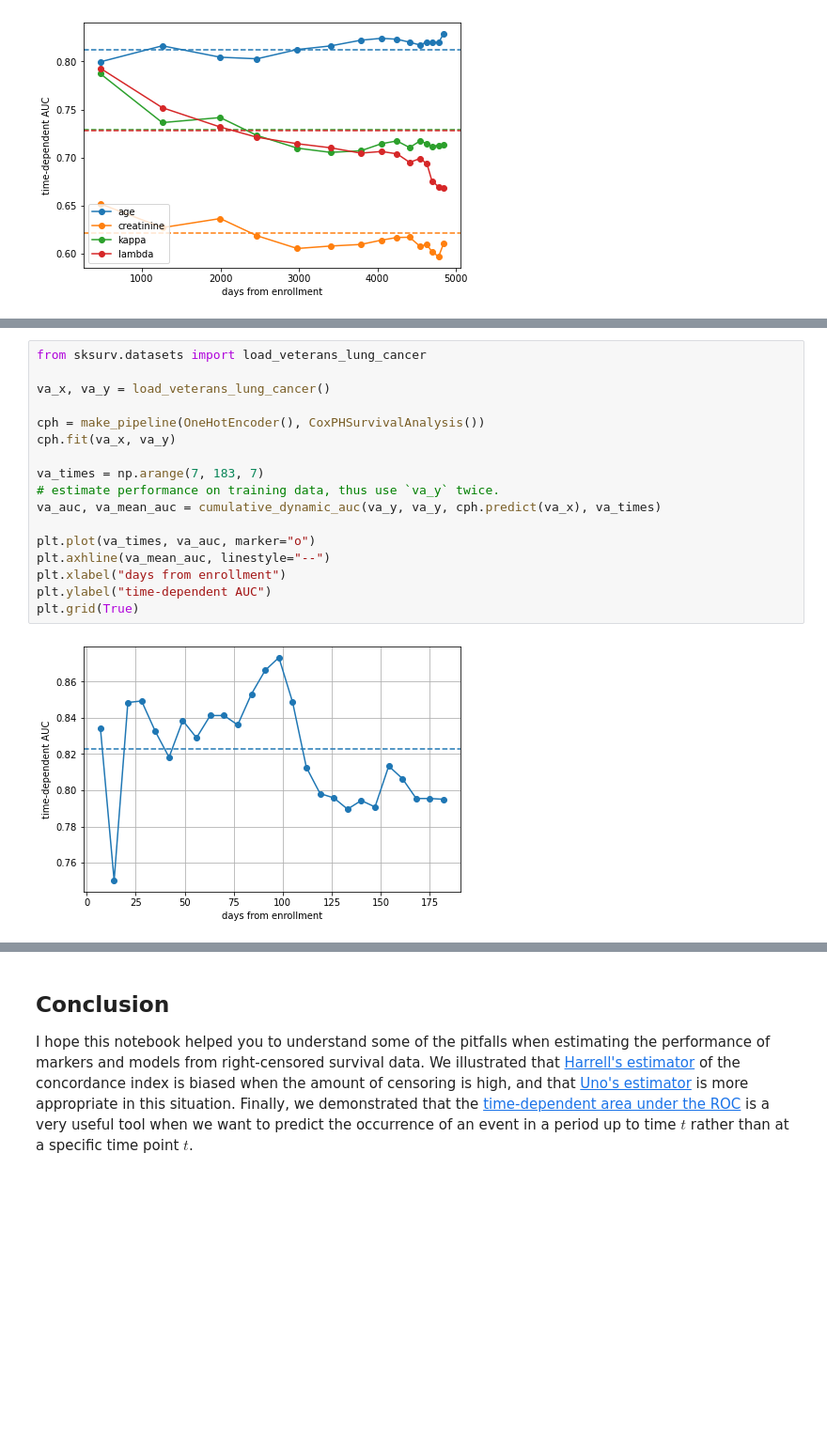
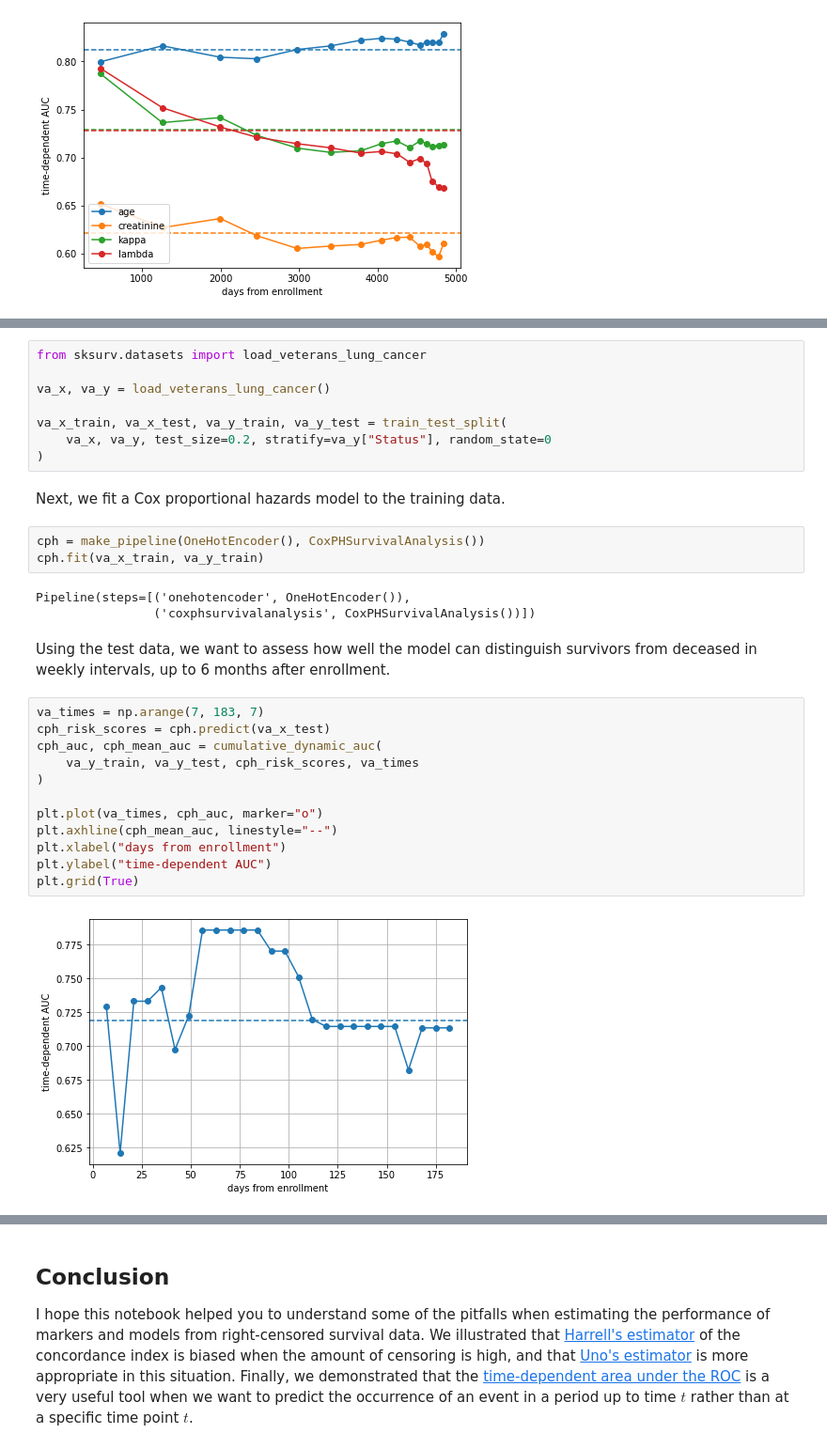
Before and after one commit to sebp/scikit-survival, a Jupyter notebook: doc/user_guide/evaluating-survival-models.ipynb, the cells around one changed output, grey strips where cells are left out. Shown: that part at 94% size. Saved outputs shown, nothing was run; the diff lists cells and outputs as text; blank space fills up the shorter version.

Commit message:
DOC: Add section on cumulative_dynamic_auc with time-dependent predictions
Closes #134

```diff
--- a/doc/user_guide/evaluating-survival-models.ipynb
+++ b/doc/user_guide/evaluating-survival-models.ipynb
@@ -278,20 +283,33 @@ Next, we will fit an actual survival model to predict the risk of death from the
+# %%
+from sksurv.datasets import load_veterans_lung_cancer
+
+va_x, va_y = load_veterans_lung_cancer()
+
+va_x_train, va_x_test, va_y_train, va_y_test = train_test_split(
+    va_x, va_y, test_size=0.2, stratify=va_y["Status"], random_state=0
+)
+# %% [markdown]
+Next, we fit a Cox proportional hazards model to the training data.
+# %%
+cph = make_pipeline(OneHotEncoder(), CoxPHSurvivalAnalysis())
+cph.fit(va_x_train, va_y_train)
+# %% [output]
+Pipeline(steps=[('onehotencoder', OneHotEncoder()),
+                ('coxphsurvivalanalysis', CoxPHSurvivalAnalysis())])
+# %% [markdown]
+Using the test data, we want to assess how well the model can distinguish survivors from deceased in weekly intervals, up to 6 months after enrollment.
 # %%
-from sksurv.datasets import load_veterans_lung_cancer
+va_times = np.arange(7, 183, 7)
+cph_risk_scores = cph.predict(va_x_test)
+cph_auc, cph_mean_auc = cumulative_dynamic_auc(
+    va_y_train, va_y_test, cph_risk_scores, va_times
+)
 
-va_x, va_y = load_veterans_lung_cancer()
-
-cph = make_pipeline(OneHotEncoder(), CoxPHSurvivalAnalysis())
-cph.fit(va_x, va_y)
-
-va_times = np.arange(7, 183, 7)
-# estimate performance on training data, thus use `va_y` twice.
-va_auc, va_mean_auc = cumulative_dynamic_auc(va_y, va_y, cph.predict(va_x), va_times)
-
-plt.plot(va_times, va_auc, marker="o")
-plt.axhline(va_mean_auc, linestyle="--")
+plt.plot(va_times, cph_auc, marker="o")
+plt.axhline(cph_mean_auc, linestyle="--")
 plt.xlabel("days from enrollment")
 plt.ylabel("time-dependent AUC")
 plt.grid(True)
 # %% [output]
-[figure, old version]
+[figure, new version]
 # %% [markdown]
```
Also changed, not shown: parts of 8 cells of this notebook, 1 other file.
